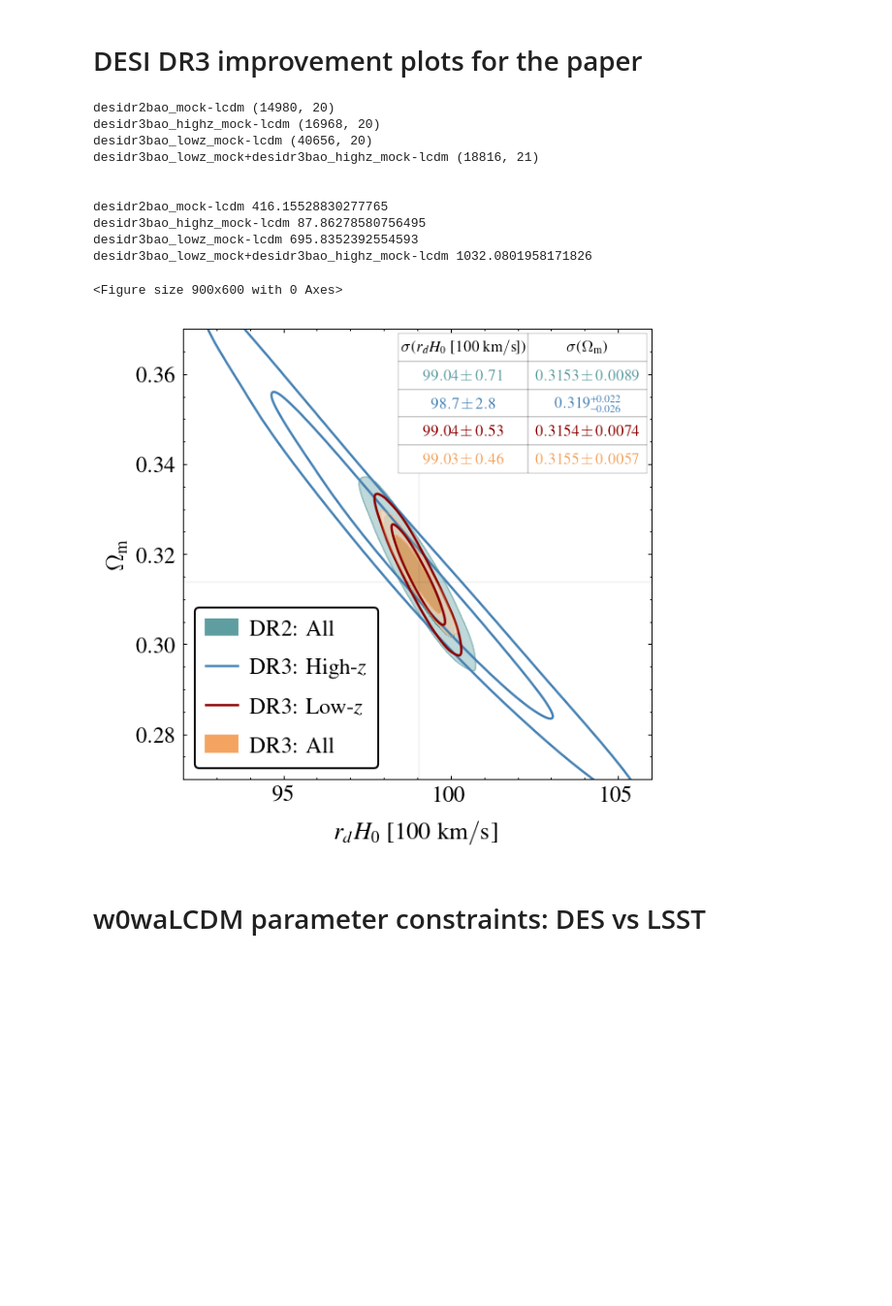
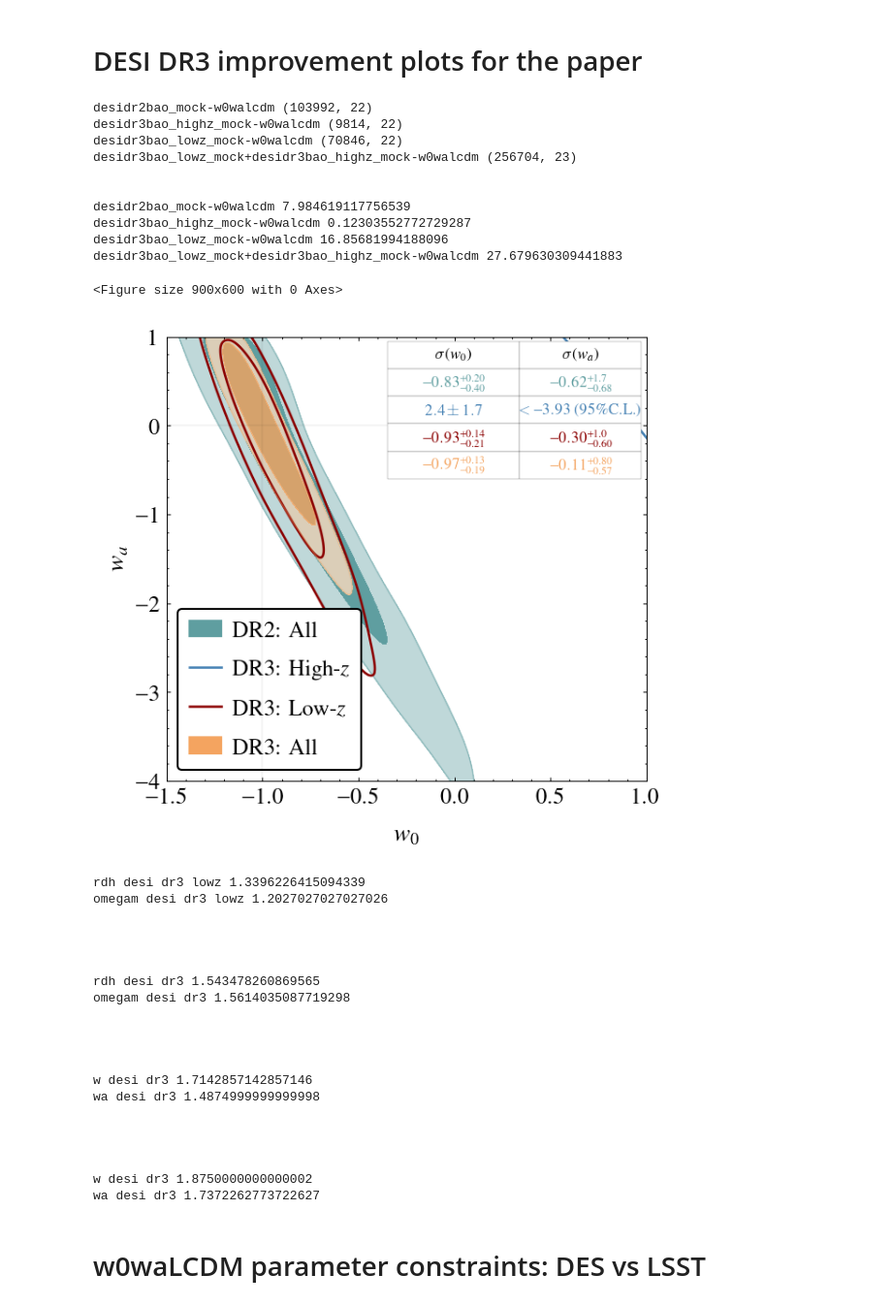
Before and after one commit to sriniraghunathan/CMB_BAO_SNe_likelihoods, a Jupyter notebook: analyse_chains_for_paper.ipynb, the cells around one changed output. Shown at 97% size. Cells and saved outputs as stored; diff of their text form; code cells hidden in the pictures; blank space fills up the shorter version.

Commit message:
various plots

```diff
--- a/analyse_chains_for_paper.ipynb
+++ b/analyse_chains_for_paper.ipynb
@@ -59,7 +59,7 @@ param_limits_dic = {'omegam': [0.27, 0.37],
                     'H0': [66., 69.],
                    }
 
-for desi_iter in range(1):#2):
+for desi_iter in range(1,2):#2):
     print('\n\n')
     if desi_iter == 0:
         #get all the samples for w0wamnulcdm
@@ -128,6 +128,7 @@ for desi_iter in range(1):#2):
         #labels_arr.append( '%s (FoM = %d)' %(chain_label, fom) )
         labels_arr.append( '%s' %(chain_label) )
 
+
     g = misc_getdist.make_getdist_plot('plots_2d',
                                        samples_to_plot,
                                        params_to_plot,
@@ -153,42 +154,100 @@ for desi_iter in range(1):#2):
                     colLabels=col_labels, cellLoc = 'center',
                     bbox = (tx, ty, tab_width, tab_height),
                     #cellColours = colors_table,
                     colWidths = curr_table_col_width,
                     alpha = 1.,
                     zorder = 100.,
                     #edges = 'BT',
                     )
     # Disable auto font size
     table.auto_set_font_size(False)
     table.set_zorder(100)
 
     # Set the font size
     table.set_fontsize(curr_table_fontsize)
 
     for cellkey in table.get_celld():
         table[cellkey].set_linewidth(0.1)
         if cellkey[0] == 0: continue #header
         colorval = colors_table[cellkey[0]-1, 0]
         #print(cellkey, colorval, table[cellkey].get_text())
         table[cellkey].get_text().set_color(colorval)
 
     #show(); sys.exit()
 
     savefig(plname, dpi = 200.)
     show();
+
+
+def get_desi_improvements(qualifier, low_err_dic, up_err_dic):
+    print('\n')
+    for p in low_err_dic:
+        low_err, up_err = low_err_dic[p], up_err_dic[p]
+        if p == 'rdh':
+            low_err_fid, up_err_fid = 0.71, 0.71
+        elif p == 'omegam':
+            low_err_fid, up_err_fid = 0.0089, 0.0089
+        elif p == 'w':
+            low_err_fid, up_err_fid = 0.4, 0.2
+        elif p == 'wa':
+            low_err_fid, up_err_fid = 0.68, 1.7
+
+        mean_err = (low_err+up_err)/2
+        mean_err_fid = (low_err_fid+up_err_fid)/2
+        print( p, qualifier, mean_err_fid/mean_err )
+    print('\n')
+    return
+
+#desi dr3 low-z
+err_dic = {'rdh': 0.53, 'omegam': 0.0074}
+get_desi_improvements('desi dr3 lowz', err_dic, err_dic)
+
+#desi dr3
+err_dic = {'rdh': 0.46, 'omegam': 0.0057}
+get_desi_improvements('desi dr3', err_dic, err_dic)
+
+#desi dr3-lowz
+low_err_dic = {'w': 0.21, 'wa': 0.6}
+up_err_dic = {'w': 0.14, 'wa': 1.}
+get_desi_improvements('desi dr3', low_err_dic, up_err_dic)
+
+#desi dr3
+low_err_dic = {'w': 0.19, 'wa': 0.57}
+up_err_dic = {'w': 0.13, 'wa': 0.8}
+get_desi_improvements('desi dr3', low_err_dic, up_err_dic)
 # %% [output]
-desidr2bao_mock-lcdm (14980, 20)
-desidr3bao_highz_mock-lcdm (16968, 20)
-desidr3bao_lowz_mock-lcdm (40656, 20)
-desidr3bao_lowz_mock+desidr3bao_highz_mock-lcdm (18816, 21)
+desidr2bao_mock-w0walcdm (103992, 22)
+desidr3bao_highz_mock-w0walcdm (9814, 22)
+desidr3bao_lowz_mock-w0walcdm (70846, 22)
+desidr3bao_lowz_mock+desidr3bao_highz_mock-w0walcdm (256704, 23)
 
 
-desidr2bao_mock-lcdm 416.15528830277765
-desidr3bao_highz_mock-lcdm 87.86278580756495
-desidr3bao_lowz_mock-lcdm 695.8352392554593
-desidr3bao_lowz_mock+desidr3bao_highz_mock-lcdm 1032.0801958171826
+desidr2bao_mock-w0walcdm 7.984619117756539
+desidr3bao_highz_mock-w0walcdm 0.12303552772729287
+desidr3bao_lowz_mock-w0walcdm 16.85681994188096
+desidr3bao_lowz_mock+desidr3bao_highz_mock-w0walcdm 27.679630309441883
 <Figure size 900x600 with 0 Axes>
-[figure, old version]
+[figure, new version]
+rdh desi dr3 lowz 1.3396226415094339
+omegam desi dr3 lowz 1.2027027027027026
+
+
+
+
+rdh desi dr3 1.543478260869565
+omegam desi dr3 1.5614035087719298
+
+
+
+
+w desi dr3 1.7142857142857146
+wa desi dr3 1.4874999999999998
+
+
+
+
+w desi dr3 1.8750000000000002
+wa desi dr3 1.7372262773722627
 # %% [markdown]
 # w0waLCDM parameter constraints: DES vs LSST
 # %%
```
Also changed, not shown: 2 other files.
